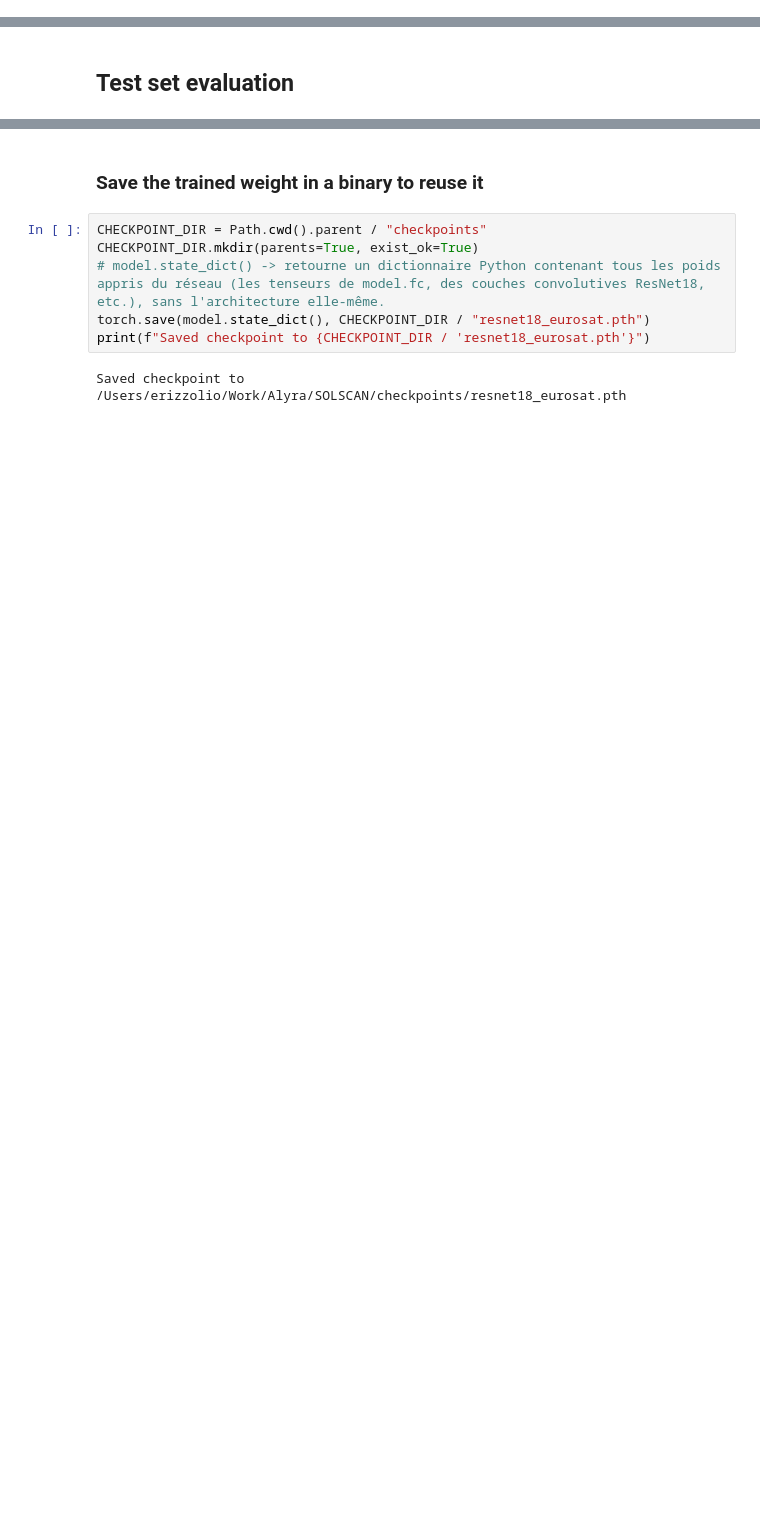
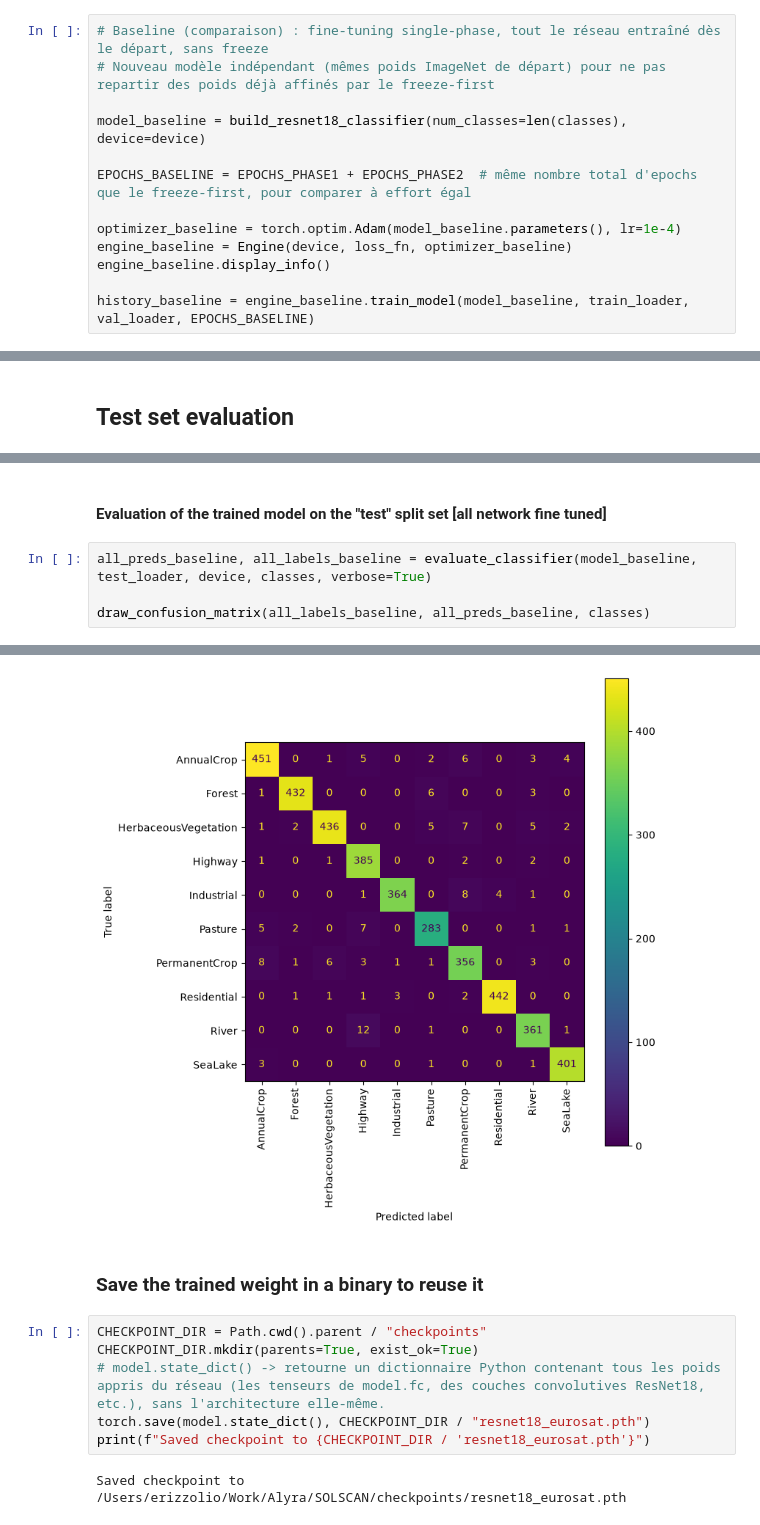
Before and after one commit to madalei/SOLSCAN, a Jupyter notebook: notebooks/train_eurosat_classifier.ipynb, the cells around one changed output, grey strips where cells are left out. Drawn from its saved outputs; the diff is of its cells as text; blank space fills up the shorter version.

Commit message:
[notebook] Slowly becoming a benchmark notebook - compare models accuracy - loss function performance - epoch variation impacts

```diff
--- a/notebooks/train_eurosat_classifier.ipynb
+++ b/notebooks/train_eurosat_classifier.ipynb
@@ -117,0 +118,13 @@ Epoch 5/5 - Train Loss: 0.0212, Train Acc: 0.9927 - Val Loss: 0.1335, Val Acc: 0
+# %%
+# Baseline (comparaison) : fine-tuning single-phase, tout le réseau entraîné dès le départ, sans freeze
+# Nouveau modèle indépendant (mêmes poids ImageNet de départ) pour ne pas repartir des poids déjà affinés par le freeze-first
+
+model_baseline = build_resnet18_classifier(num_classes=len(classes), device=device)
+
+EPOCHS_BASELINE = EPOCHS_PHASE1 + EPOCHS_PHASE2  # même nombre total d'epochs que le freeze-first, pour comparer à effort égal
+
+optimizer_baseline = torch.optim.Adam(model_baseline.parameters(), lr=1e-4)
+engine_baseline = Engine(device, loss_fn, optimizer_baseline)
+engine_baseline.display_info()
+
+history_baseline = engine_baseline.train_model(model_baseline, train_loader, val_loader, EPOCHS_BASELINE)
@@ -163,0 +279,7 @@ HerbaceousVegetation       0.93      0.96      0.95       458
+# %% [markdown]
+#### Evaluation of the trained model on the "test" split set [all network fine tuned]
+# %%
+all_preds_baseline, all_labels_baseline = evaluate_classifier(model_baseline, test_loader, device, classes, verbose=True)
+
+draw_confusion_matrix(all_labels_baseline, all_preds_baseline, classes)
+# %% [output]
@@ -164,3 +302,4 @@ HerbaceousVegetation       0.93      0.96      0.95       458
+[figure, added]
 # %% [markdown]
 ### Save the trained weight in a binary to reuse it
 # %%
```
Also changed, not shown: parts of 12 cells of this notebook.
